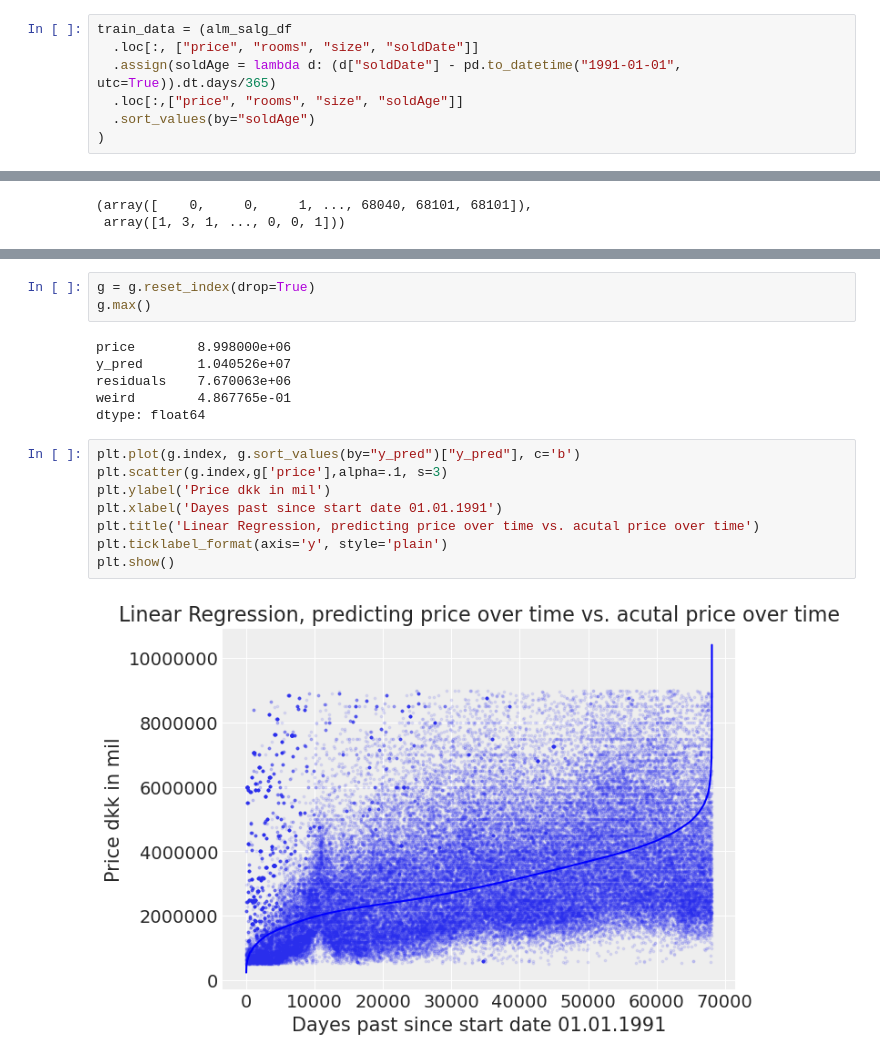
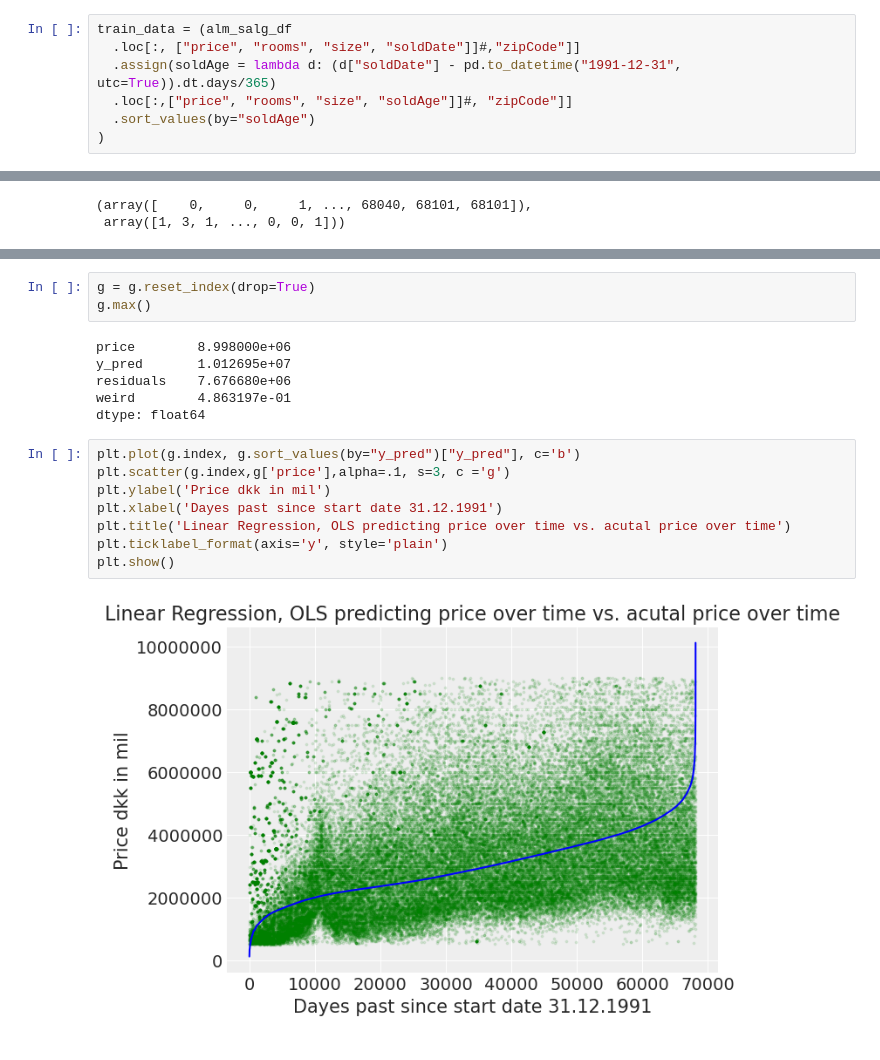
Before and after one commit to Pelvig1999/apartements, a Jupyter notebook: notebooks/Linearregression.ipynb, the cells around one changed output, grey strips where cells are left out. Saved outputs shown, nothing was run; the diff lists cells and outputs as text.

Commit message:
LinearModel v.2

```diff
--- a/notebooks/Linearregression.ipynb
+++ b/notebooks/Linearregression.ipynb
@@ -91,8 +86,8 @@ Name: soldDate, Length: 68104, dtype: float64
 # %%
 train_data = (alm_salg_df
-  .loc[:, ["price", "rooms", "size", "soldDate"]]
-  .assign(soldAge = lambda d: (d["soldDate"] - pd.to_datetime("1991-01-01", utc=True)).dt.days/365)
-  .loc[:,["price", "rooms", "size", "soldAge"]]
+  .loc[:, ["price", "rooms", "size", "soldDate"]]#,"zipCode"]]
+  .assign(soldAge = lambda d: (d["soldDate"] - pd.to_datetime("1991-12-31", utc=True)).dt.days/365)
+  .loc[:,["price", "rooms", "size", "soldAge"]]#, "zipCode"]]
   .sort_values(by="soldAge")
 )
 # %%
@@ -185,17 +183,17 @@ g = g.reset_index(drop=True)
 g.max()
 # %% [output]
 price        8.998000e+06
-y_pred       1.040526e+07
-residuals    7.670063e+06
-weird        4.867765e-01
+y_pred       1.012695e+07
+residuals    7.676680e+06
+weird        4.863197e-01
 dtype: float64
 # %%
 plt.plot(g.index, g.sort_values(by="y_pred")["y_pred"], c='b')
-plt.scatter(g.index,g['price'],alpha=.1, s=3)
+plt.scatter(g.index,g['price'],alpha=.1, s=3, c ='g')
 plt.ylabel('Price dkk in mil')
-plt.xlabel('Dayes past since start date 01.01.1991')
-plt.title('Linear Regression, predicting price over time vs. acutal price over time')
+plt.xlabel('Dayes past since start date 31.12.1991')
+plt.title('Linear Regression, OLS predicting price over time vs. acutal price over time')
 plt.ticklabel_format(axis='y', style='plain')
 plt.show()
 # %% [output]
-[figure, old version]
+[figure, new version]
```
Also changed, not shown: parts of 17 cells of this notebook, 4 other files.
